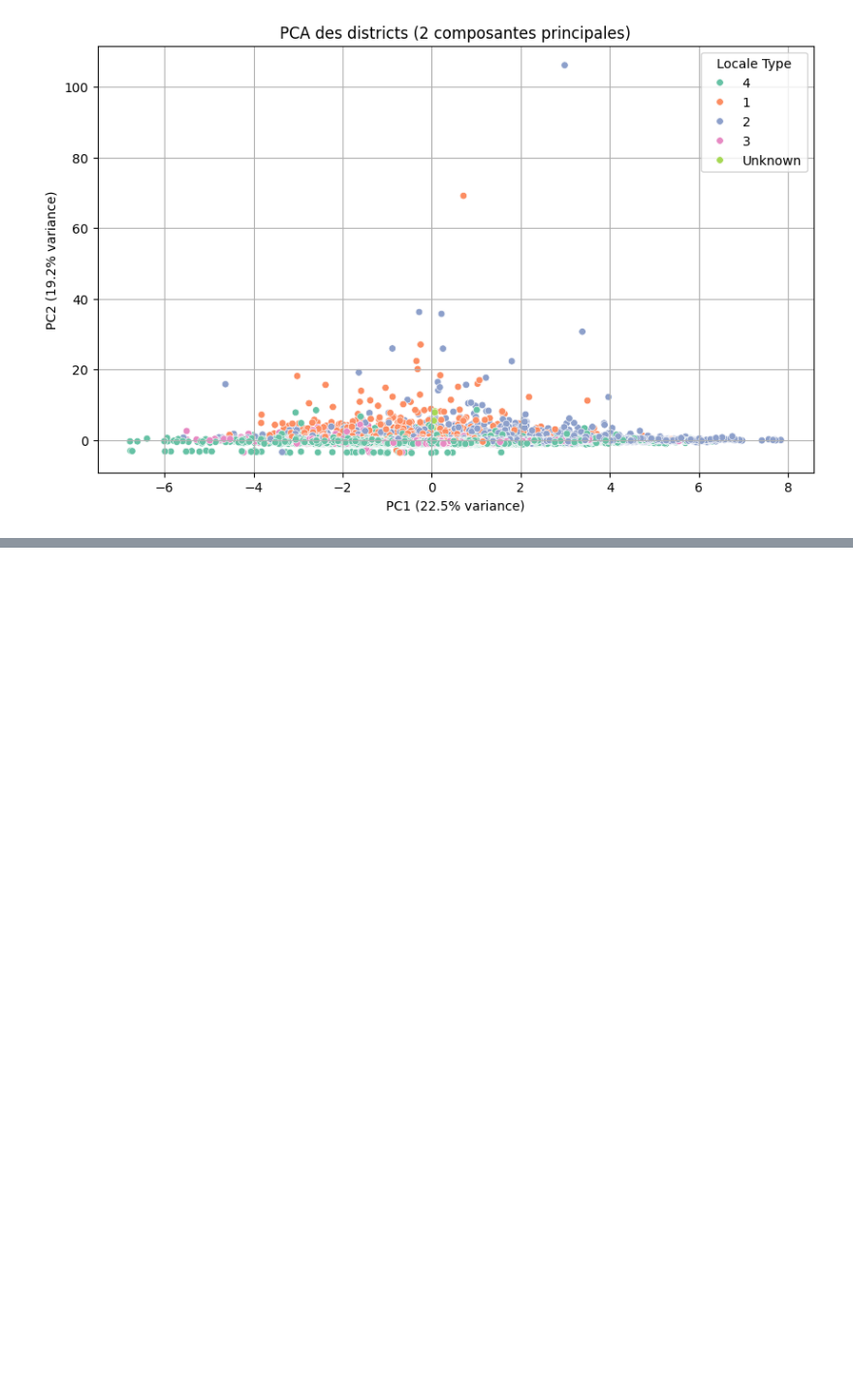
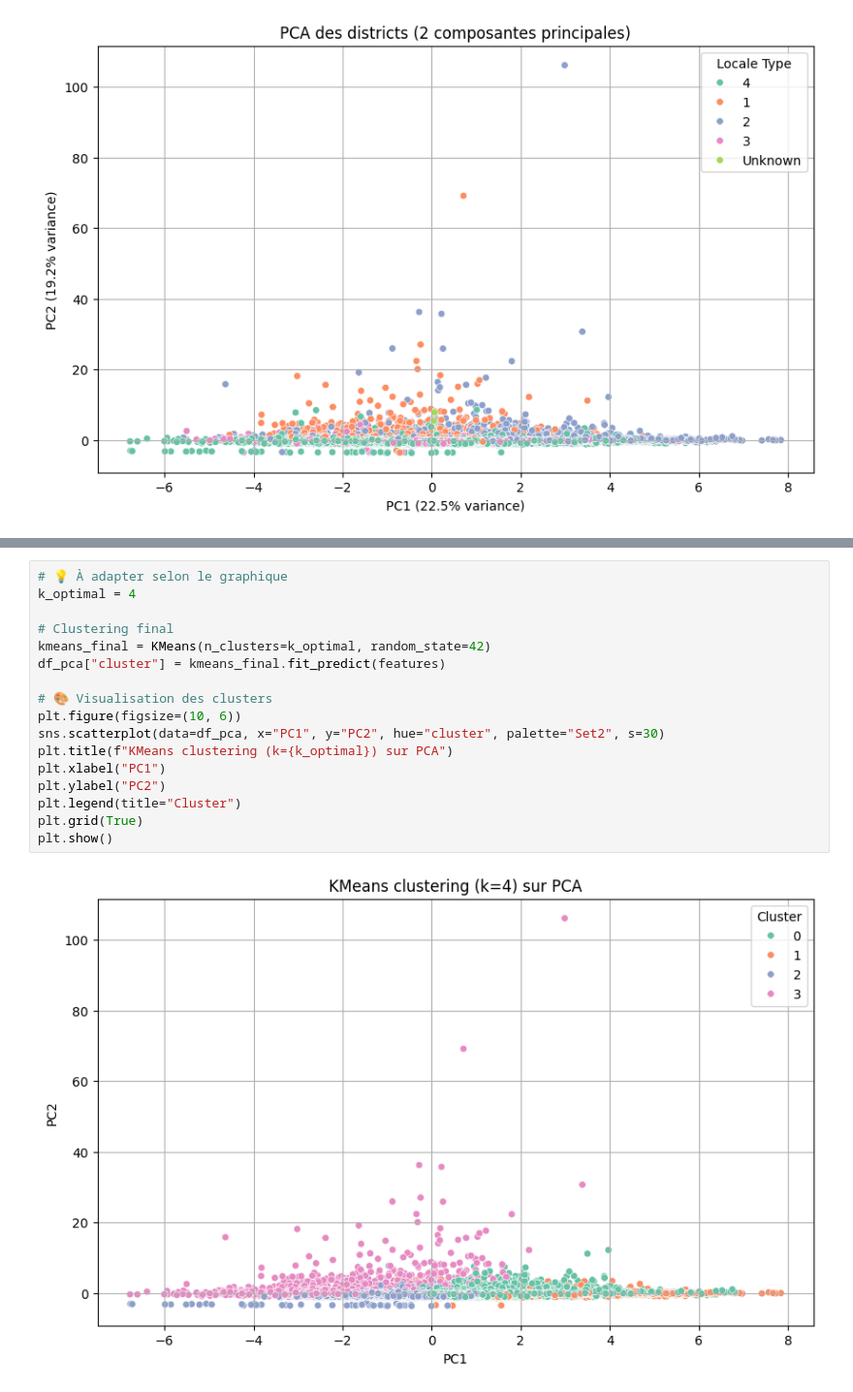
Before and after one commit to Simiamine/Electric_School_Bus_ML_Project, a Jupyter notebook: notebooks/esb_analysis.ipynb, the cells around one changed output, grey strips where cells are left out. Shown: that part at 97% size. Cells and saved outputs as stored; diff of their text form; blank space fills up the shorter version.

```diff
--- a/notebooks/esb_analysis.ipynb
+++ b/notebooks/esb_analysis.ipynb
@@ -145,0 +212,19 @@ plt.show()
+# %%
+# 💡 À adapter selon le graphique
+k_optimal = 4
+
+# Clustering final
+kmeans_final = KMeans(n_clusters=k_optimal, random_state=42)
+df_pca["cluster"] = kmeans_final.fit_predict(features)
+
+# 🎨 Visualisation des clusters
+plt.figure(figsize=(10, 6))
+sns.scatterplot(data=df_pca, x="PC1", y="PC2", hue="cluster", palette="Set2", s=30)
+plt.title(f"KMeans clustering (k={k_optimal}) sur PCA")
+plt.xlabel("PC1")
+plt.ylabel("PC2")
+plt.legend(title="Cluster")
+plt.grid(True)
+plt.show()
+# %% [output]
+[figure, added]
```
Also changed, not shown: parts of 6 cells of this notebook.
